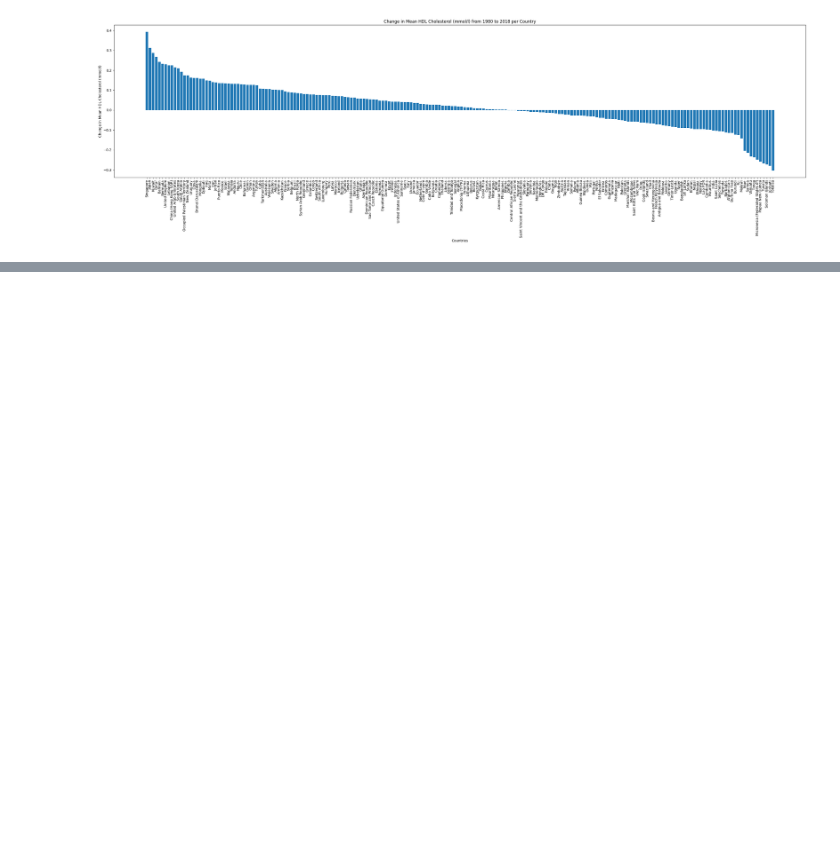
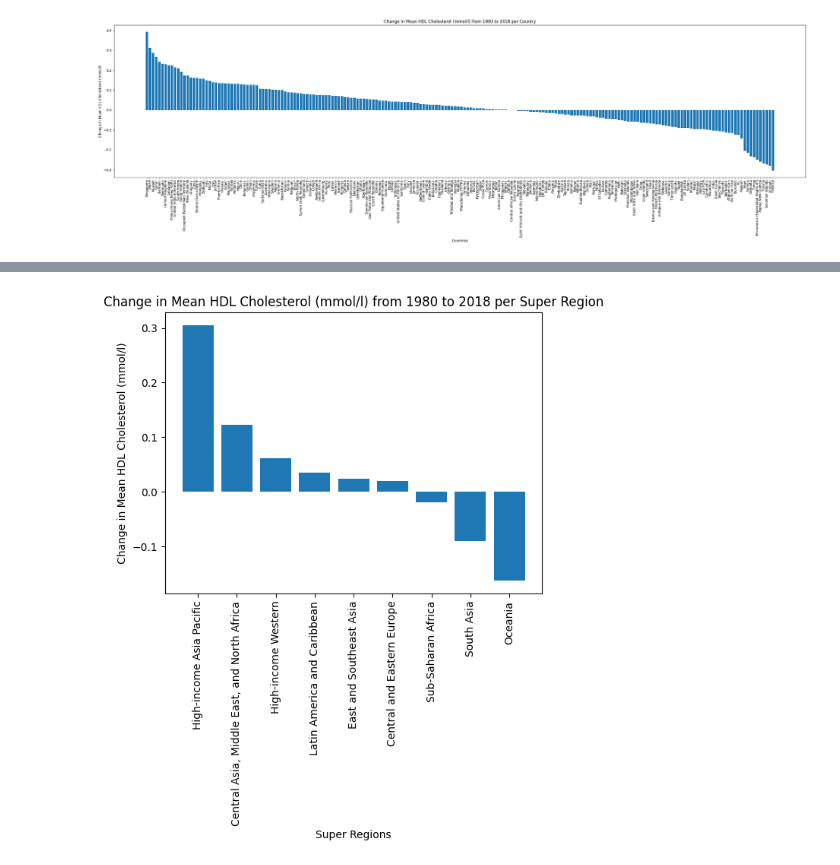
Before and after one commit to ariafcode/dsrp, a Jupyter notebook: dsrp.ipynb, the cells around one changed output, grey strips where cells are left out. Drawn from its saved outputs; the diff is of its cells as text; code cells hidden in the pictures; blank space fills up the shorter version.

```diff
--- a/dsrp.ipynb
+++ b/dsrp.ipynb
@@ -301,0 +369,8 @@ plt.show()
+# %%
+#change in mean hdl cholesterol for each super region
+df_initial_hdl_regional = df_1980_merged.groupby('super_region')['mean_hdl_cholesterol_mmol_l'].mean()
+df_final_hdl_regional = df_2018_merged.groupby('super_region')['mean_hdl_cholesterol_mmol_l'].mean()
+change_in_mean_HDL_regional = df_final_hdl_regional - df_initial_hdl_regional
+sorted_hdl_regional = change_in_mean_HDL_regional.sort_values(ascending=False)
+print("Change in Mean HDL Cholesterol (mmol/l) Per Super Region")
+print(sorted_hdl_regional.head(9))
@@ -301,0 +390,10 @@ plt.show()
+# %%
+import matplotlib.pyplot as plt
+plt.bar(sorted_hdl_regional.index, sorted_hdl_regional.values)
+plt.xlabel('Super Regions')
+plt.xticks(rotation=90)
+plt.ylabel('Change in Mean HDL Cholesterol (mmol/l)')
+plt.title('Change in Mean HDL Cholesterol (mmol/l) from 1980 to 2018 per Super Region')
+plt.show()
+# %% [output]
+[figure, added]
```
Also changed, not shown: parts of 12 cells of this notebook.
